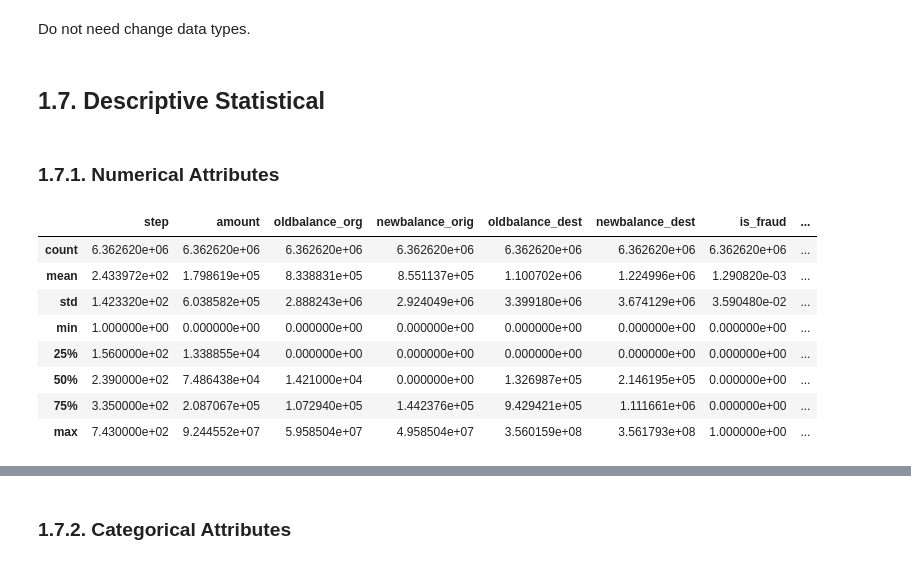
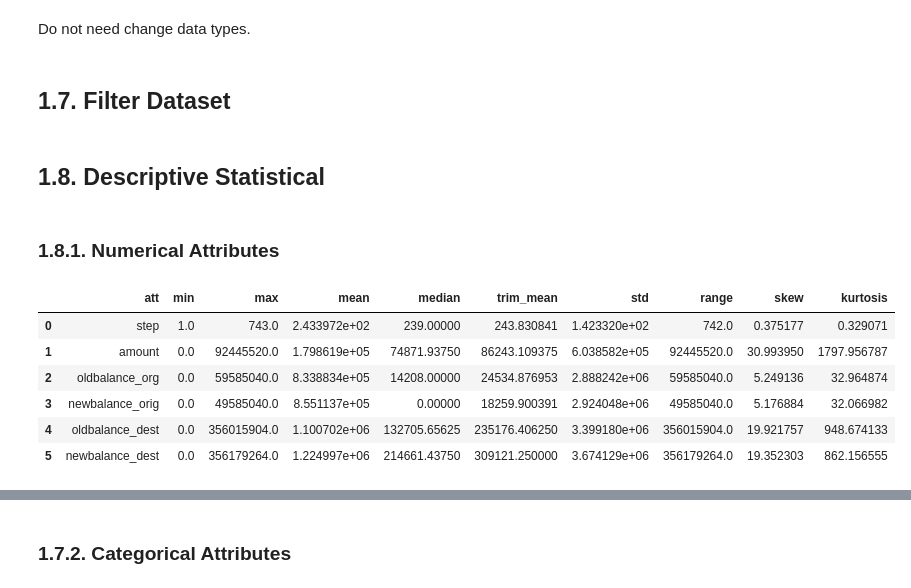
Before and after one commit to xGabrielR/Blocker-Fraud-Company, a Jupyter notebook: notebooks/m01_descriptive_statistical.ipynb, the cells around one changed output, grey strips where cells are left out. Drawn from its saved outputs; the diff is of its cells as text; code cells hidden in the pictures.

Commit message:
Updated Descriptive Statistical

```diff
--- a/notebooks/m01_descriptive_statistical.ipynb
+++ b/notebooks/m01_descriptive_statistical.ipynb
@@ -31,0 +160,14 @@ df = ps.read_csv('../data/data.csv')
+# %%
+dtypes = {'step': 'int16',
+          'type': 'category',
+          'amount': 'float32',
+          'nameOrig': 'object',
+          'oldbalanceOrg': 'float32',
+          'newbalanceOrig': 'float32',
+          'nameDest': 'object',
+          'oldbalanceDest': 'float32',
+          'newbalanceDest': 'float32',
+          'isFraud': 'uint8',
+          'isFlaggedFraud': 'uint8'}
+
+df_pandas = pd.read_csv('../data/data.csv', dtype=dtypes)
@@ -32,5 +200,8 @@ df = ps.read_csv('../data/data.csv')
 # %% [markdown]
 # 1.0. Descriptive Statistical
+# %%
+df = df_pandas.copy()
+msk = (df.is_fraud == 1)
 # %% [markdown]
 ## 1.1. Rename Columns
 # %%
@@ -73,3 +255,5 @@ Do not have Missing Values
 ## 1.6. Change Data Types
 # %% [markdown]
 Do not need change data types.
+# %% [markdown]
+## 1.7. Filter Dataset
@@ -76,4 +263,4 @@ Do not need change data types.
 # %% [markdown]
-## 1.7. Descriptive Statistical
+## 1.8. Descriptive Statistical
 # %% [markdown]
-### 1.7.1. Numerical Attributes
+### 1.8.1. Numerical Attributes
@@ -83,12 +267,10 @@ cat_att = df.select_dtypes(include=['object'])
 # %%
-num_att.describe()
+metrics(df)
 # %% [output]
-|  | step | amount | oldbalance_org | newbalance_orig | oldbalance_dest | newbalance_dest | is_fraud | ... |
-| count | 6.362620e+06 | 6.362620e+06 | 6.362620e+06 | 6.362620e+06 | 6.362620e+06 | 6.362620e+06 | 6.362620e+06 | ... |
-| mean | 2.433972e+02 | 1.798619e+05 | 8.338831e+05 | 8.551137e+05 | 1.100702e+06 | 1.224996e+06 | 1.290820e-03 | ... |
-| std | 1.423320e+02 | 6.038582e+05 | 2.888243e+06 | 2.924049e+06 | 3.399180e+06 | 3.674129e+06 | 3.590480e-02 | ... |
-| min | 1.000000e+00 | 0.000000e+00 | 0.000000e+00 | 0.000000e+00 | 0.000000e+00 | 0.000000e+00 | 0.000000e+00 | ... |
-| 25% | 1.560000e+02 | 1.338855e+04 | 0.000000e+00 | 0.000000e+00 | 0.000000e+00 | 0.000000e+00 | 0.000000e+00 | ... |
-| 50% | 2.390000e+02 | 7.486438e+04 | 1.421000e+04 | 0.000000e+00 | 1.326987e+05 | 2.146195e+05 | 0.000000e+00 | ... |
-| 75% | 3.350000e+02 | 2.087067e+05 | 1.072940e+05 | 1.442376e+05 | 9.429421e+05 | 1.111661e+06 | 0.000000e+00 | ... |
-| max | 7.430000e+02 | 9.244552e+07 | 5.958504e+07 | 4.958504e+07 | 3.560159e+08 | 3.561793e+08 | 1.000000e+00 | ... |
+|  | att | min | max | mean | median | trim_mean | std | range | skew | kurtosis |
+| 0 | step | 1.0 | 743.0 | 2.433972e+02 | 239.00000 | 243.830841 | 1.423320e+02 | 742.0 | 0.375177 | 0.329071 |
+| 1 | amount | 0.0 | 92445520.0 | 1.798619e+05 | 74871.93750 | 86243.109375 | 6.038582e+05 | 92445520.0 | 30.993950 | 1797.956787 |
+| 2 | oldbalance_org | 0.0 | 59585040.0 | 8.338834e+05 | 14208.00000 | 24534.876953 | 2.888242e+06 | 59585040.0 | 5.249136 | 32.964874 |
+| 3 | newbalance_orig | 0.0 | 49585040.0 | 8.551137e+05 | 0.00000 | 18259.900391 | 2.924048e+06 | 49585040.0 | 5.176884 | 32.066982 |
+| 4 | oldbalance_dest | 0.0 | 356015904.0 | 1.100702e+06 | 132705.65625 | 235176.406250 | 3.399180e+06 | 356015904.0 | 19.921757 | 948.674133 |
+| 5 | newbalance_dest | 0.0 | 356179264.0 | 1.224997e+06 | 214661.43750 | 309121.250000 | 3.674129e+06 | 356179264.0 | 19.352303 | 862.156555 |
```
Also changed, not shown: parts of 41 cells of this notebook.
